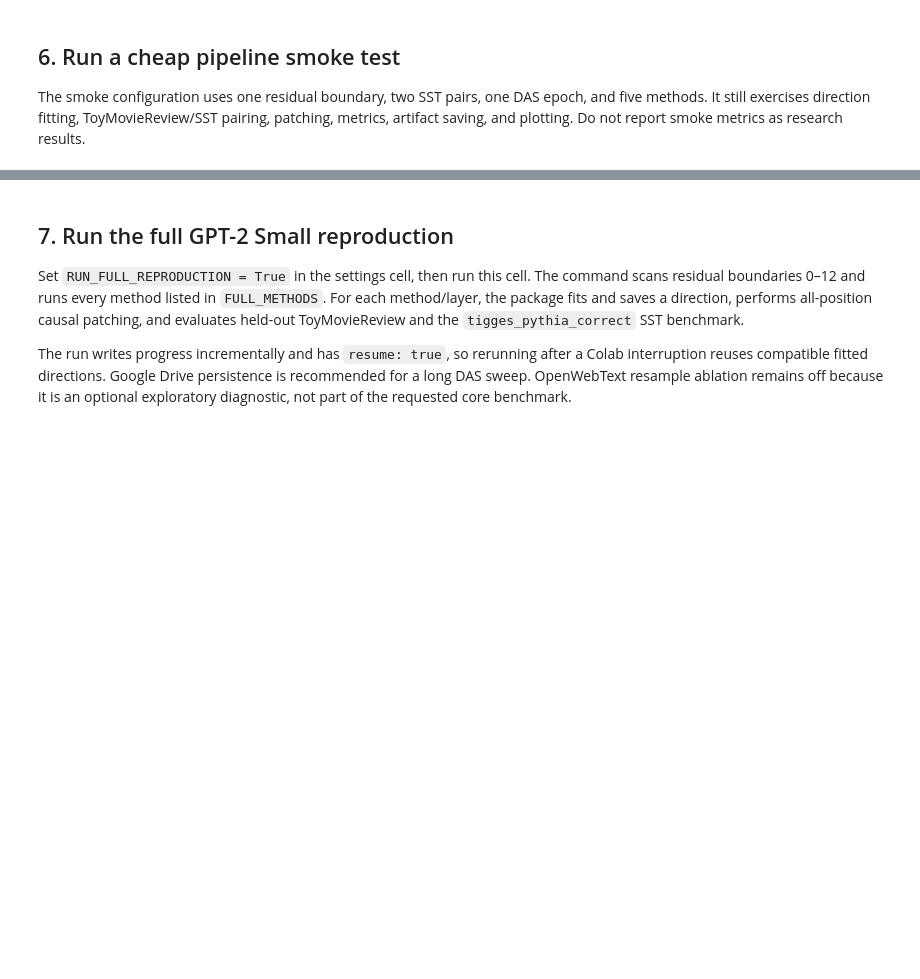
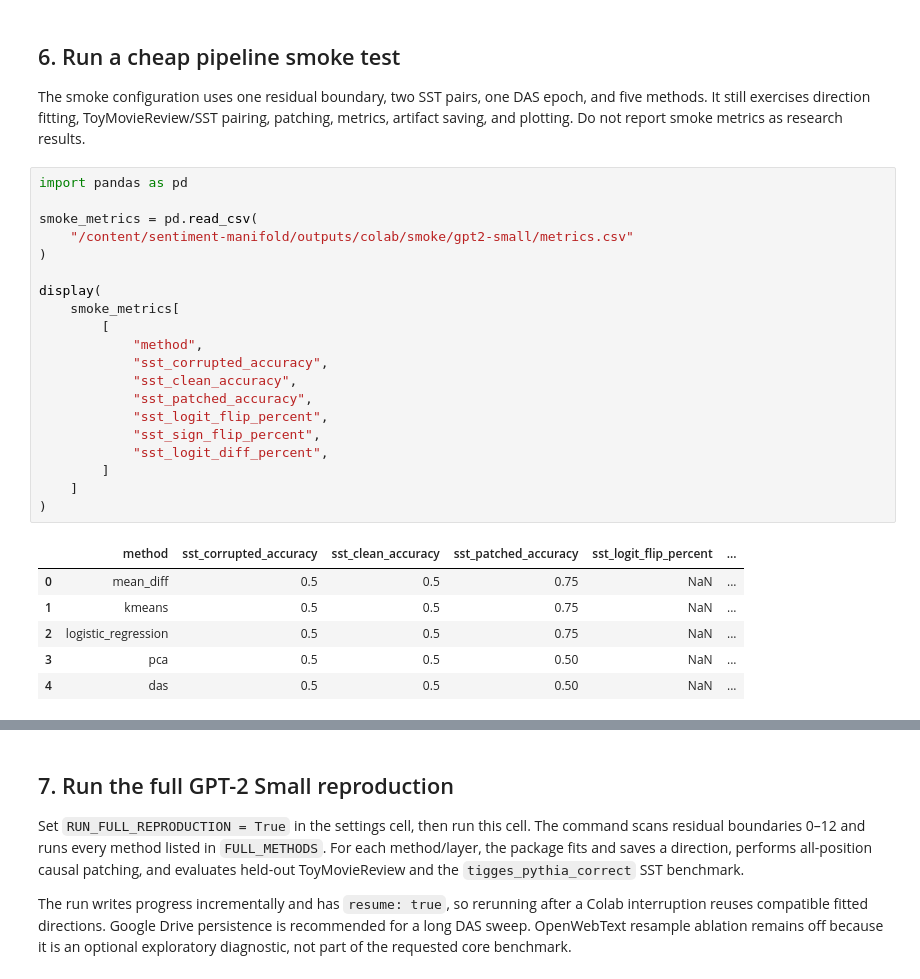
Before and after one commit to Adefioye/sentiment-manifold, a Jupyter notebook: notebooks/03_colab_sst_to_gpt2_results.ipynb, the cells around one changed output, grey strips where cells are left out. Drawn from its saved outputs; the diff is of its cells as text; blank space fills up the shorter version.

Commit message:
Add 03_colab notebook changes

```diff
--- a/notebooks/03_colab_sst_to_gpt2_results.ipynb
+++ b/notebooks/03_colab_sst_to_gpt2_results.ipynb
@@ -224,3 +325,30 @@ checked_run(
 ## 6. Run a cheap pipeline smoke test
 
 The smoke configuration uses one residual boundary, two SST pairs, one DAS epoch, and five methods. It still exercises direction fitting, ToyMovieReview/SST pairing, patching, metrics, artifact saving, and plotting. Do not report smoke metrics as research results.
+# %%
+import pandas as pd
+
+smoke_metrics = pd.read_csv(
+    "/content/sentiment-manifold/outputs/colab/smoke/gpt2-small/metrics.csv"
+)
+
+display(
+    smoke_metrics[
+        [
+            "method",
+            "sst_corrupted_accuracy",
+            "sst_clean_accuracy",
+            "sst_patched_accuracy",
+            "sst_logit_flip_percent",
+            "sst_sign_flip_percent",
+            "sst_logit_diff_percent",
+        ]
+    ]
+)
+# %% [output]
+|  | method | sst_corrupted_accuracy | sst_clean_accuracy | sst_patched_accuracy | sst_logit_flip_percent | ... |
+| 0 | mean_diff | 0.5 | 0.5 | 0.75 | NaN | ... |
+| 1 | kmeans | 0.5 | 0.5 | 0.75 | NaN | ... |
+| 2 | logistic_regression | 0.5 | 0.5 | 0.75 | NaN | ... |
+| 3 | pca | 0.5 | 0.5 | 0.50 | NaN | ... |
+| 4 | das | 0.5 | 0.5 | 0.50 | NaN | ... |
```
Also changed, not shown: parts of 22 cells of this notebook.
